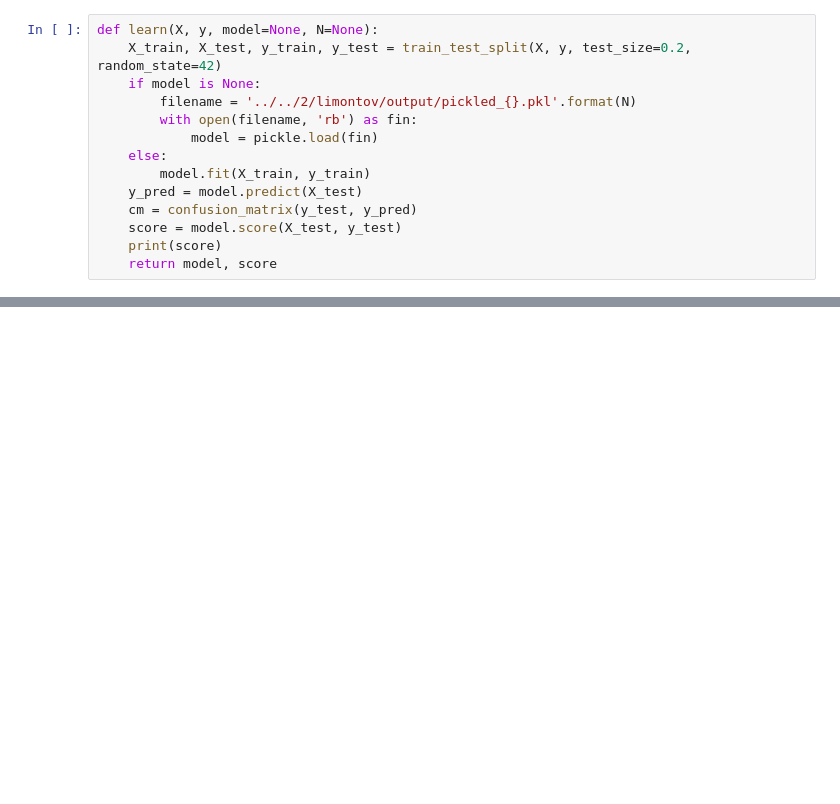
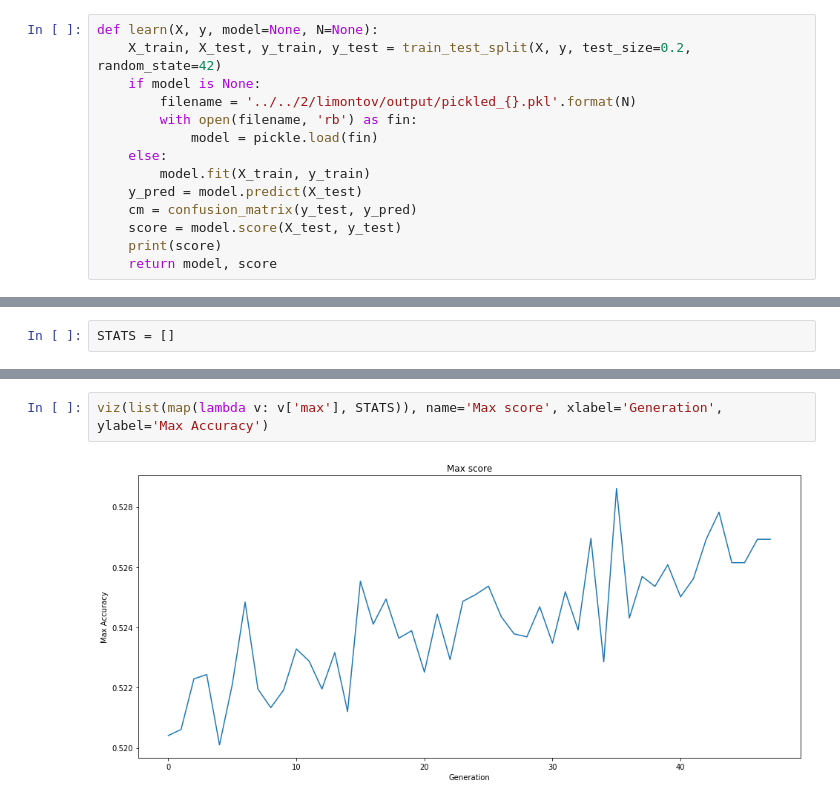
Before and after one commit to zaomatchbox/mo, a Jupyter notebook: 3/limontov/lab3.ipynb, the cells around one changed output, grey strips where cells are left out. Saved outputs shown, nothing was run; the diff lists cells and outputs as text; blank space fills up the shorter version.

```diff
--- a/3/limontov/lab3.ipynb
+++ b/3/limontov/lab3.ipynb
@@ -150,3 +131,5 @@ np.sum(1 - np.abs(y1 - y2))
+# %%
+STATS = []
 # %%
 def learn_gen():
     creator.create("FitnessMax", base.Fitness, weights=(1.0,))
@@ -304,0 +229,4 @@ KeyboardInterrupt:
+# %%
+viz(list(map(lambda v: v['max'], STATS)), name='Max score', xlabel='Generation', ylabel='Max Accuracy')
+# %% [output]
+[figure, added]
```
Also changed, not shown: parts of 22 cells of this notebook, 2 other files.
